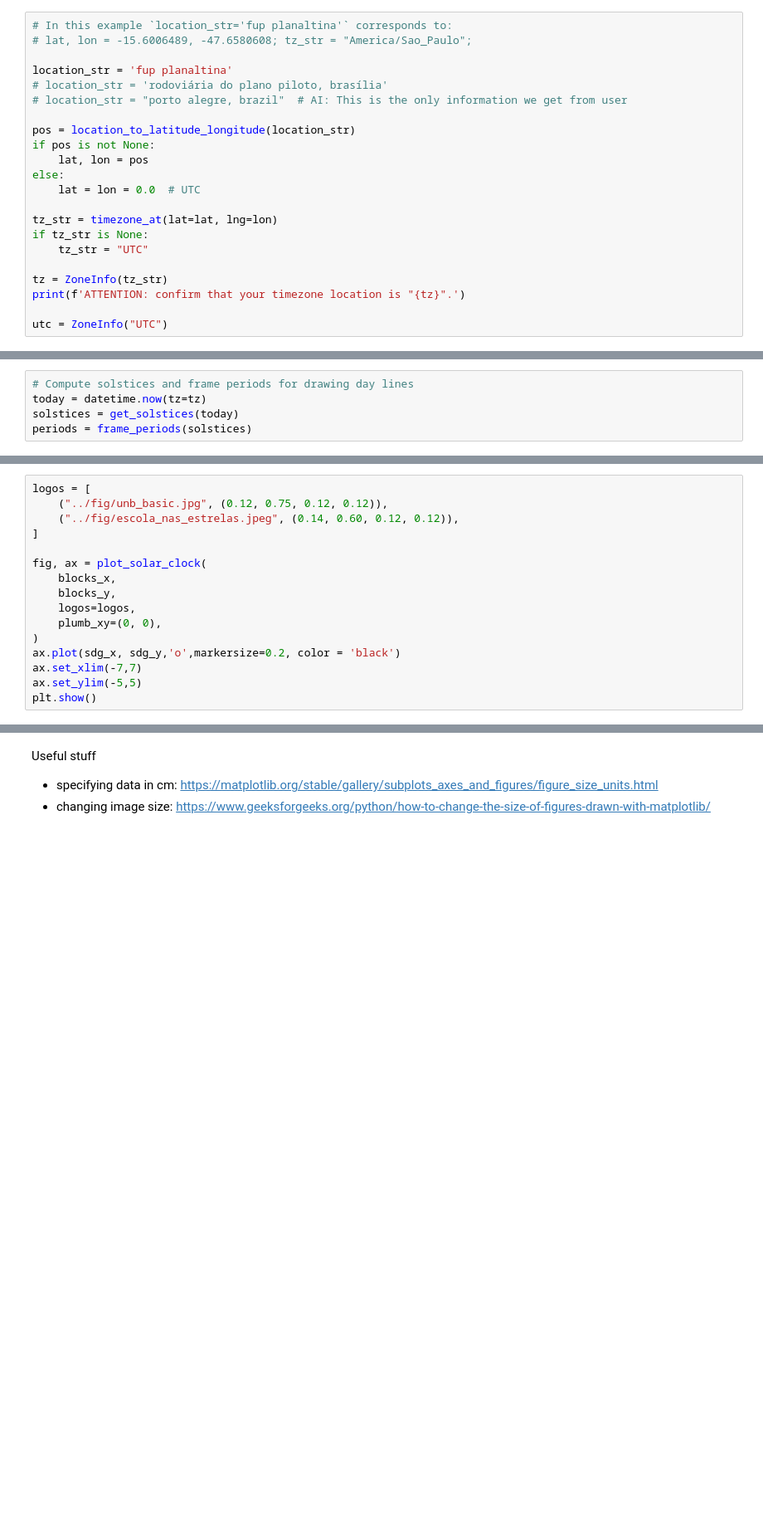
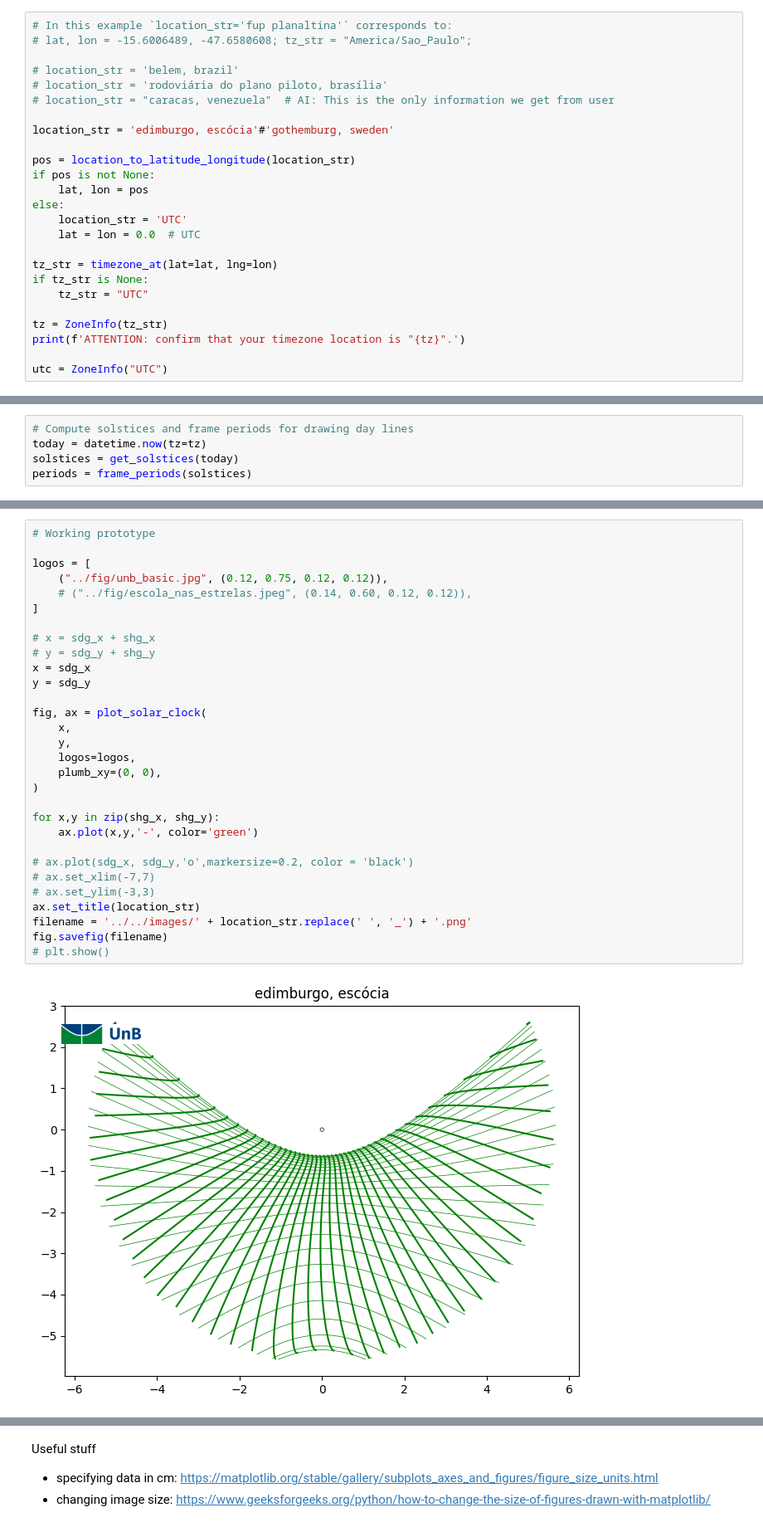
Before and after one commit to aureliobarbosa/accuratum, a Jupyter notebook: accuratum/notebooks/accuratum.ipynb, the cells around one changed output, grey strips where cells are left out. Shown at 83% size. Saved outputs shown, nothing was run; the diff lists cells and outputs as text; blank space fills up the shorter version.

```diff
--- a/accuratum/notebooks/accuratum.ipynb
+++ b/accuratum/notebooks/accuratum.ipynb
@@ -39,14 +34,17 @@ geopy 2.4.1
 # In this example `location_str='fup planaltina'` corresponds to:
 # lat, lon = -15.6006489, -47.6580608; tz_str = "America/Sao_Paulo";
 
-location_str = 'fup planaltina'
+# location_str = 'belem, brazil'
 # location_str = 'rodoviária do plano piloto, brasília'
-# location_str = "porto alegre, brazil"  # AI: This is the only information we get from user
+# location_str = "caracas, venezuela"  # AI: This is the only information we get from user
+
+location_str = 'edimburgo, escócia'#'gothemburg, sweden'
 
 pos = location_to_latitude_longitude(location_str)
 if pos is not None:
     lat, lon = pos
 else:
+    location_str = 'UTC'
     lat = lon = 0.0  # UTC
 
 tz_str = timezone_at(lat=lat, lng=lon)
@@ -131,17 +126,33 @@ TypeError: no implementation found for 'numpy.einsum' on types that implement __
 # %%
+# Working prototype
+
 logos = [
     ("../fig/unb_basic.jpg", (0.12, 0.75, 0.12, 0.12)),
-    ("../fig/escola_nas_estrelas.jpeg", (0.14, 0.60, 0.12, 0.12)),
+    # ("../fig/escola_nas_estrelas.jpeg", (0.14, 0.60, 0.12, 0.12)),
 ]
 
+# x = sdg_x + shg_x
+# y = sdg_y + shg_y
+x = sdg_x
+y = sdg_y
+
 fig, ax = plot_solar_clock(
-    blocks_x,
-    blocks_y,
+    x,
+    y,
     logos=logos,
     plumb_xy=(0, 0),
 )
-ax.plot(sdg_x, sdg_y,'o',markersize=0.2, color = 'black')
-ax.set_xlim(-7,7)
-ax.set_ylim(-5,5)
-plt.show()
+
+for x,y in zip(shg_x, shg_y):
+    ax.plot(x,y,'-', color='green')
+
+# ax.plot(sdg_x, sdg_y,'o',markersize=0.2, color = 'black')
+# ax.set_xlim(-7,7)
+# ax.set_ylim(-3,3)
+ax.set_title(location_str)
+filename = '../../images/' + location_str.replace(' ', '_') + '.png'
+fig.savefig(filename)
+# plt.show()
+# %% [output]
+[figure, added]
 # %%
```
Also changed, not shown: parts of 7 cells of this notebook, 2 other files.
